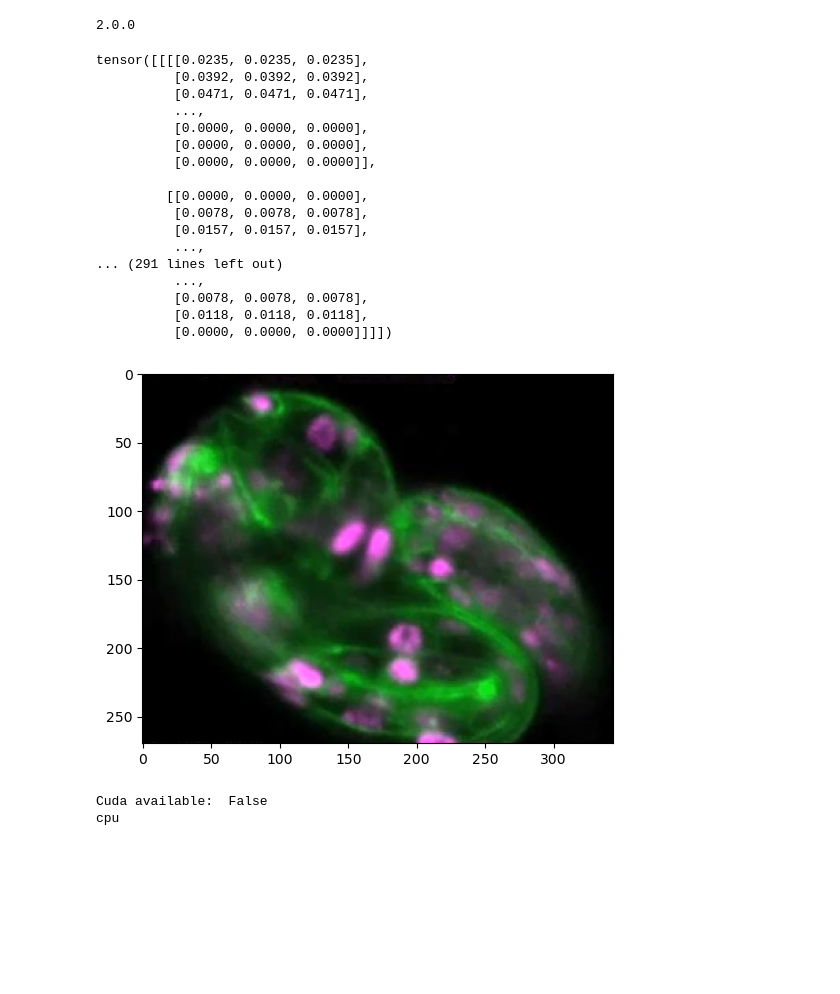
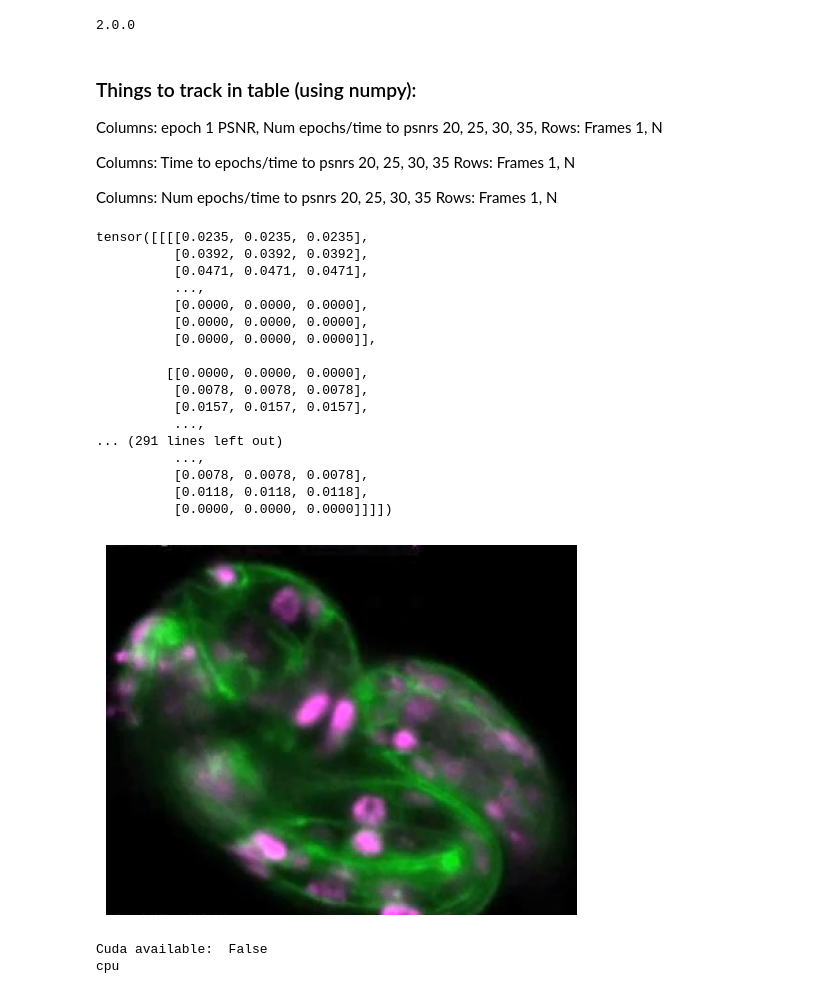
Before and after one commit to martinezdavid12/DMartinez_CILab, a Jupyter notebook: torch_hashNeRF/2D_hash_nerf.ipynb, the cells around one changed output. Cells and saved outputs as stored; diff of their text form; code cells hidden in the pictures; blank space fills up the shorter version.

```diff
--- a/torch_hashNeRF/2D_hash_nerf.ipynb
+++ b/torch_hashNeRF/2D_hash_nerf.ipynb
@@ -22,6 +22,16 @@ np.random.seed(seed=42)
 random.seed(42)
 # %% [output]
 2.0.0
+# %% [markdown]
+### Things to track in table (using numpy): ###
+Columns: epoch 1 PSNR, Num epochs/time to psnrs 20, 25, 30, 35,
+Rows: Frames 1, N
+
+Columns: Time to  epochs/time to psnrs 20, 25, 30, 35
+Rows: Frames 1, N
+
+Columns: Num epochs/time to psnrs 20, 25, 30, 35
+Rows: Frames 1, N
 # %%
 #Load video file - RUN ONCE
 vRead = iio.imread('data/c_elegans.mp4')
@@ -45,34 +55,35 @@ def writeVideoMOV(videoTensor, filename='decoded'):
     return None
 
 croppedVideo = torch.zeros((2484, 270, 344,3)).type(torch.float32)
 for i in range(len(video)):
     croppedVideo[i] = video[i][18:288]
 #Normalize range of RGBs
 croppedVideo = torch.mul(croppedVideo, 1.0/255.0).type(torch.float32)
 plt.imshow(croppedVideo[100])
 #writeVideoMOV(croppedVideo, filename="cropped_C_Elegans")
 #Set Video to cropped version
+plt.axis(False)
 video = croppedVideo
 print(video)
 # %% [output]
 tensor([[[[0.0235, 0.0235, 0.0235],
           [0.0392, 0.0392, 0.0392],
           [0.0471, 0.0471, 0.0471],
           ...,
           [0.0000, 0.0000, 0.0000],
           [0.0000, 0.0000, 0.0000],
           [0.0000, 0.0000, 0.0000]],
 
          [[0.0000, 0.0000, 0.0000],
           [0.0078, 0.0078, 0.0078],
           [0.0157, 0.0157, 0.0157],
           ...,
 ... (291 lines left out)
           ...,
           [0.0078, 0.0078, 0.0078],
           [0.0118, 0.0118, 0.0118],
           [0.0000, 0.0000, 0.0000]]]])
-[figure, old version]
+[figure, new version]
 # %%
 print("Cuda available: ", torch.cuda.is_available())
 if(torch.cuda.is_available()):
```
